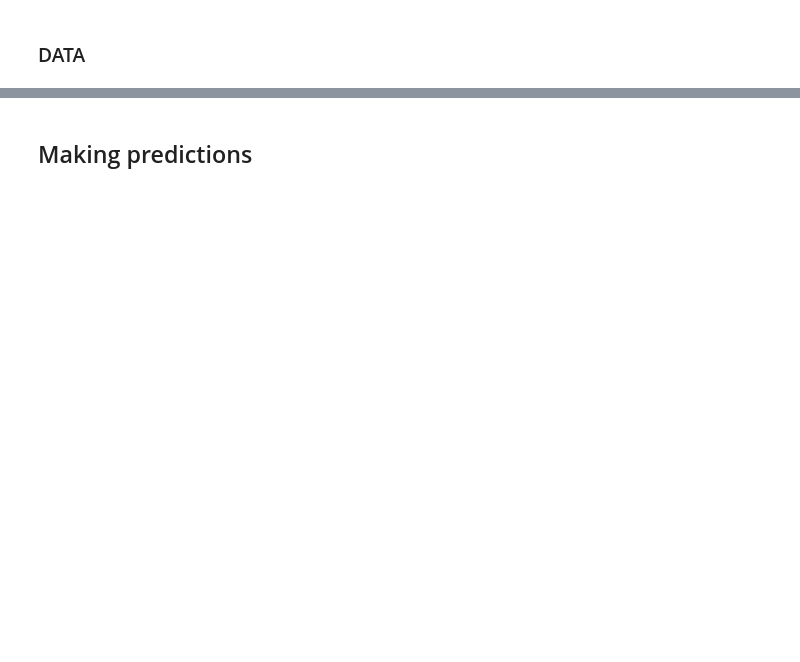
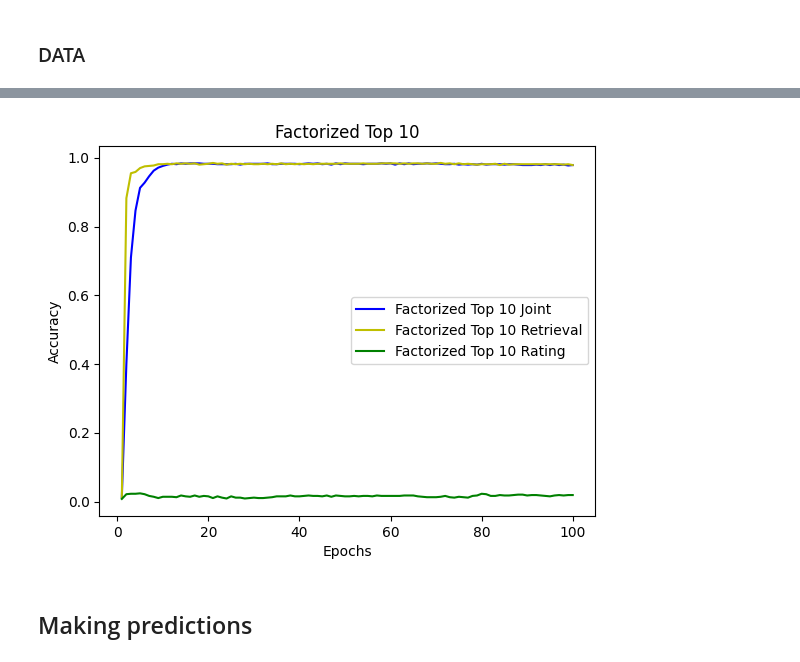
Before and after one commit to DeniDunca/Thesis_MyLibrary, a Jupyter notebook: Final_Model_Recommenders.ipynb, the cells around one changed output, grey strips where cells are left out. Drawn from its saved outputs; the diff is of its cells as text; code cells hidden in the pictures; blank space fills up the shorter version.

```diff
--- a/Final_Model_Recommenders.ipynb
+++ b/Final_Model_Recommenders.ipynb
@@ -315,3 +318,11 @@ draw_plot('Training Loss', total_loss_values_joint,total_loss_values_retrieval,t
+# %%
+factorized_top10_joint = history_joint_model.history['factorized_top_k/top_10_categorical_accuracy']
+factorized_top10_retrieval = history_retrieval_model.history['factorized_top_k/top_10_categorical_accuracy']
+factorized_top10_rating = history_rating_model.history['factorized_top_k/top_10_categorical_accuracy']
+
+draw_plot('Factorized Top 10', factorized_top10_joint,factorized_top10_retrieval,factorized_top10_rating, "Accuracy")
+# %% [output]
+[figure, added]
 # %% [markdown]
 ## Making predictions
 # %%
```
Also changed, not shown: parts of 25 cells of this notebook, 4 other files.
